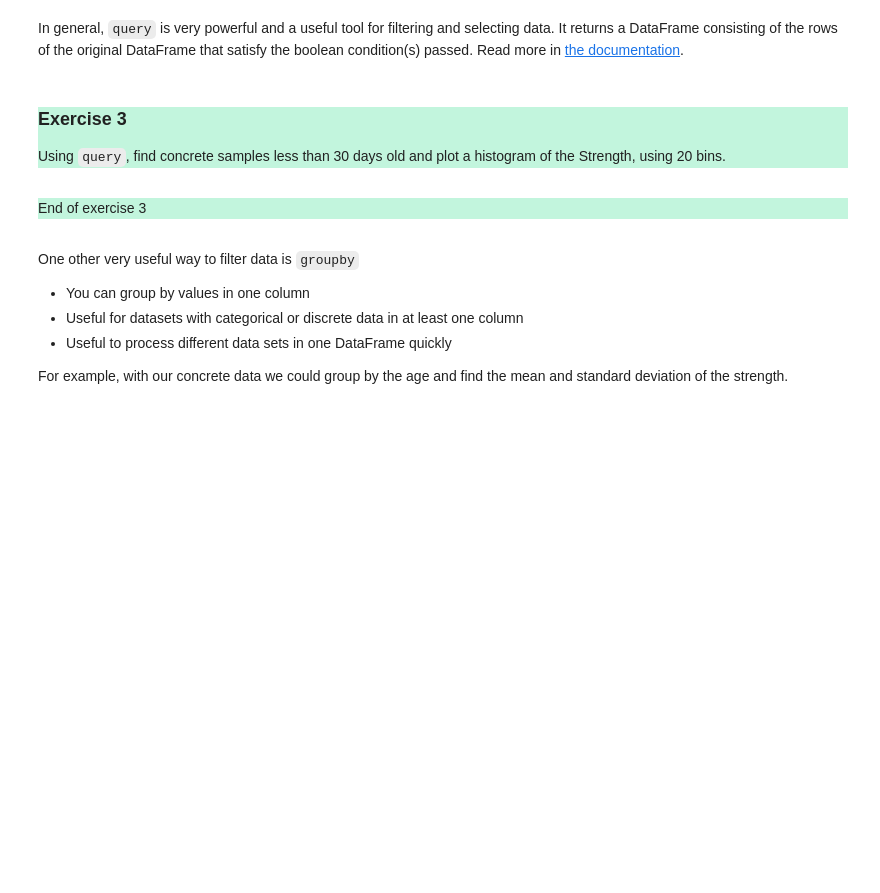
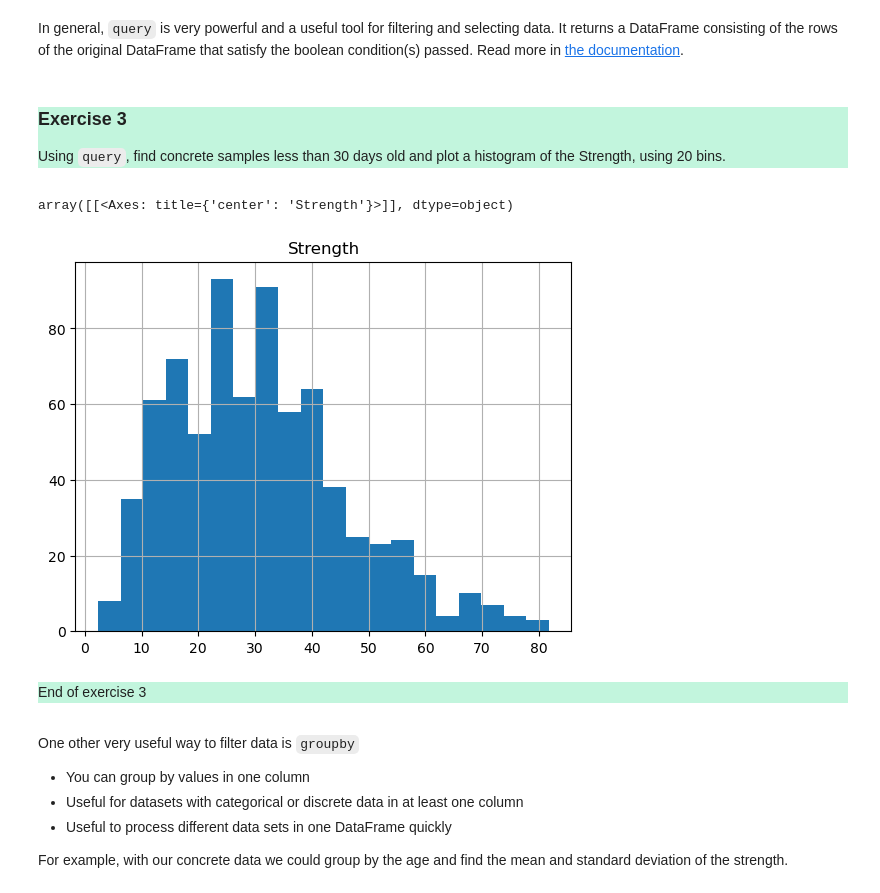
Before and after one commit to lizziewitt/DSML, a Jupyter notebook: week01/Week_01_data_handling.ipynb, the cells around one changed output. Saved outputs shown, nothing was run; the diff lists cells and outputs as text; code cells hidden in the pictures; blank space fills up the shorter version.

```diff
--- a/week01/Week_01_data_handling.ipynb
+++ b/week01/Week_01_data_handling.ipynb
@@ -494,9 +706,13 @@ In general, `query` is very powerful and a useful tool for filtering and selecti
 Using `query`, find concrete samples less than 30 days old and plot a histogram of the Strength, using 20 bins.
 # %%
 # Your query
-
+concrete_data30 = concrete_data.query('Age < 30')
 
 # Your histogram
+concrete_data30.hist('Strength', bins = 20)
+# %% [output]
+array([[<Axes: title={'center': 'Strength'}>]], dtype=object)
+[figure, added]
 # %% [markdown]
 <div style="background-color:#C2F5DD">
 
```
Also changed, not shown: parts of 43 cells of this notebook.
